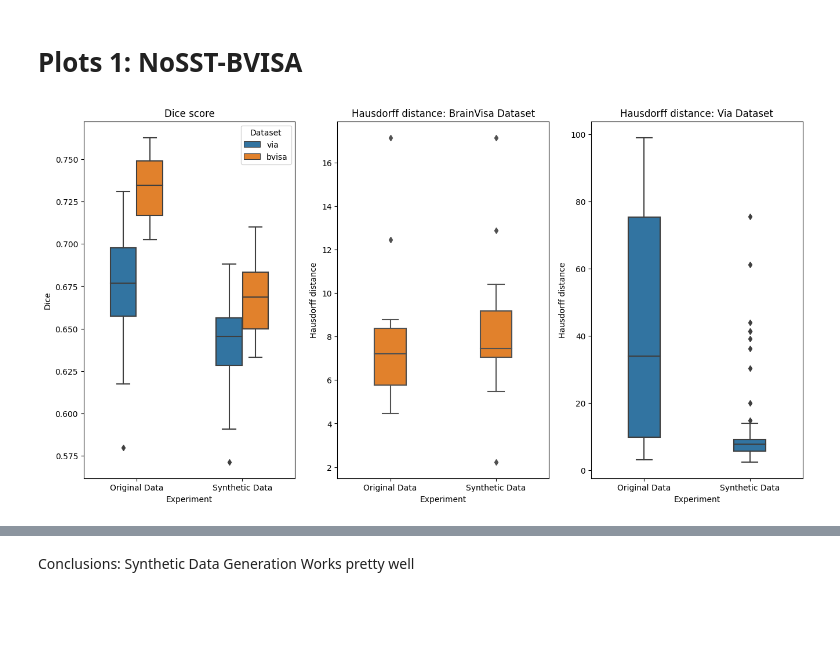
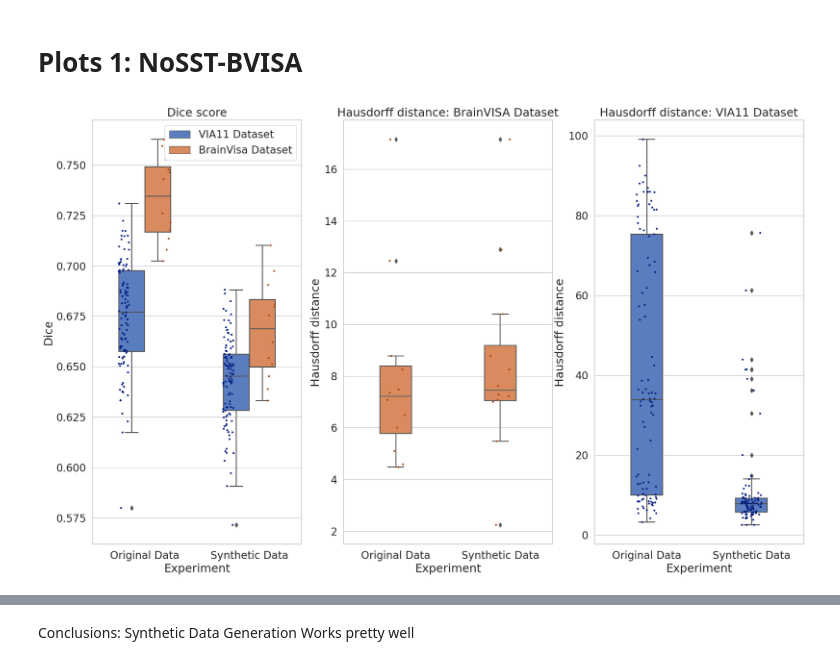
Before and after one commit to Vivikar/central-sulcus-analysis, a Jupyter notebook: notebooks/16_GenerateReportPlotsTables.ipynb, the cells around one changed output, grey strips where cells are left out. Drawn from its saved outputs; the diff is of its cells as text; code cells hidden in the pictures; blank space fills up the shorter version.

Commit message:
draft update plot notebook for report and ssl-segm on 1114x

```diff
--- a/notebooks/16_GenerateReportPlotsTables.ipynb
+++ b/notebooks/16_GenerateReportPlotsTables.ipynb
@@ -13,6 +13,17 @@ import seaborn as sns
 import matplotlib.pyplot as plt
 
 from collections import Counter
+# %%
+import pandas as pd
+import seaborn as sns
+import os
+import matplotlib.pyplot as plt
+#sns.set(style="darkgrid")
+#sns.set(style="whitegrid")
+#sns.set_style("white")
+sns.set(style="whitegrid")
+import matplotlib.collections as clt
+import ptitprince as pt
 # %%
 viapath = Path('/mrhome/vladyslavz/git/central-sulcus-analysis/data/via11/nobackup/segm_results/skull_stripped_images')
 bvisapath = Path('/mrhome/vladyslavz/git/central-sulcus-analysis/data/brainvisa_results/nobackup')
@@ -91,44 +102,76 @@ for exp in aggregate_results.index:
 merged_dfs = pd.concat(merged_dfs)
 merged_dfs = merged_dfs.rename(columns={'dice':'Dice', 'hausdorff_distance':'Hausdorff distance'})
 # %%
-sns.set_palette('tab10')
+sns.set_palette('muted')
 # %% [markdown]
 # Plots 1: NoSST-BVISA
+# %%
+plt.rcParams['font.size']  = 25
+sns.set_context("notebook", font_scale=1.5)
 # %%
 filter_ds = None #'via'
 experiments2select = ['CS1x_noSST_noSynthAugm_monaiUnet',
                       'CS1x_noSST_SynthAugm_monaiUnet']
 experiments2rename = {'CS1x_noSST_noSynthAugm_monaiUnet':'Original Data',
                       'CS1x_noSST_SynthAugm_monaiUnet':'Synthetic Data'}
 if experiments2select:
     plot_df = merged_dfs[merged_dfs['Experiment'].isin(experiments2select)]
 if experiments2rename:
     plot_df = plot_df.replace({'Experiment':experiments2rename})
 
 if filter_ds:
     plot_df = plot_df[plot_df['Dataset'] == filter_ds]
 else:
     plot_df = plot_df
 
-fig, ax = plt.subplots(1, 3, figsize=(16, 8))
+fig, ax = plt.subplots(1, 3, figsize=(20, 12))
 sns.boxplot(data=plot_df, hue='Dataset', y='Dice', x='Experiment',
             width =0.5, ax=ax[0])
+ax[0].legend(loc='lower right')
+# Add in points to show each observation
+sns.stripplot(data=plot_df, hue='Dataset', y='Dice', x='Experiment',
+              size=3, ax=ax[0],dodge=True, palette='dark'
+              )
+
+
+legend = ax[0].legend()
+handles, texts = legend.legendHandles, legend.get_texts()
+ax[0].legend(handles[:2], ['VIA11 Dataset', 'BrainVisa Dataset'])
+
+
 plt.xticks(rotation=0)
 # plt.show()
 
 # fig, ax = plt.subplots(2, 1, figsize=(8, 16))
 plot_df1 = plot_df[plot_df.Dataset == 'via']
 plot_df2 = plot_df[plot_df.Dataset == 'bvisa']
 plt.xticks(rotation=0)
+
+sns.boxplot(data=plot_df1,
+            y='Hausdorff distance', x='Experiment', width=0.3,
+            ax = ax[2],  color=sns.palettes.color_palette('muted')[0])
+
+sns.stripplot(data=plot_df1,
+            y='Hausdorff distance', x='Experiment',
+            ax = ax[2], color=sns.palettes.color_palette('dark')[0],
+            dodge=True, size=3
+              )
+
 sns.boxplot(data=plot_df2,
             y='Hausdorff distance', x='Experiment',width=0.3,
-            ax = ax[1], color=sns.palettes.color_palette('tab10')[1])
-sns.boxplot(data=plot_df1,
-            y='Hausdorff distance', x='Experiment', width=0.3,
-            ax = ax[2],  color=sns.palettes.color_palette('tab10')[0])
+            ax = ax[1], color=sns.palettes.color_palette('muted')[1])
+# Add in points to show each observation
+sns.stripplot(data=plot_df2,
+            y='Hausdorff distance', x='Experiment',
+            ax = ax[1], color=sns.palettes.color_palette('dark')[1],
+            dodge=True, size=3
+              )
+
+
 ax[0].set_title('Dice score')
-ax[1].set_title('Hausdorff distance: BrainVisa Dataset')
-ax[2].set_title('Hausdorff distance: Via Dataset')
+ax[1].set_title('Hausdorff distance: BrainVISA Dataset')
+ax[2].set_title('Hausdorff distance: VIA11 Dataset')
+
 plt.show()
 # %% [output]
-[figure, old version]
+[figure, new version]
```
Also changed, not shown: parts of 14 cells of this notebook, 13 other files.
